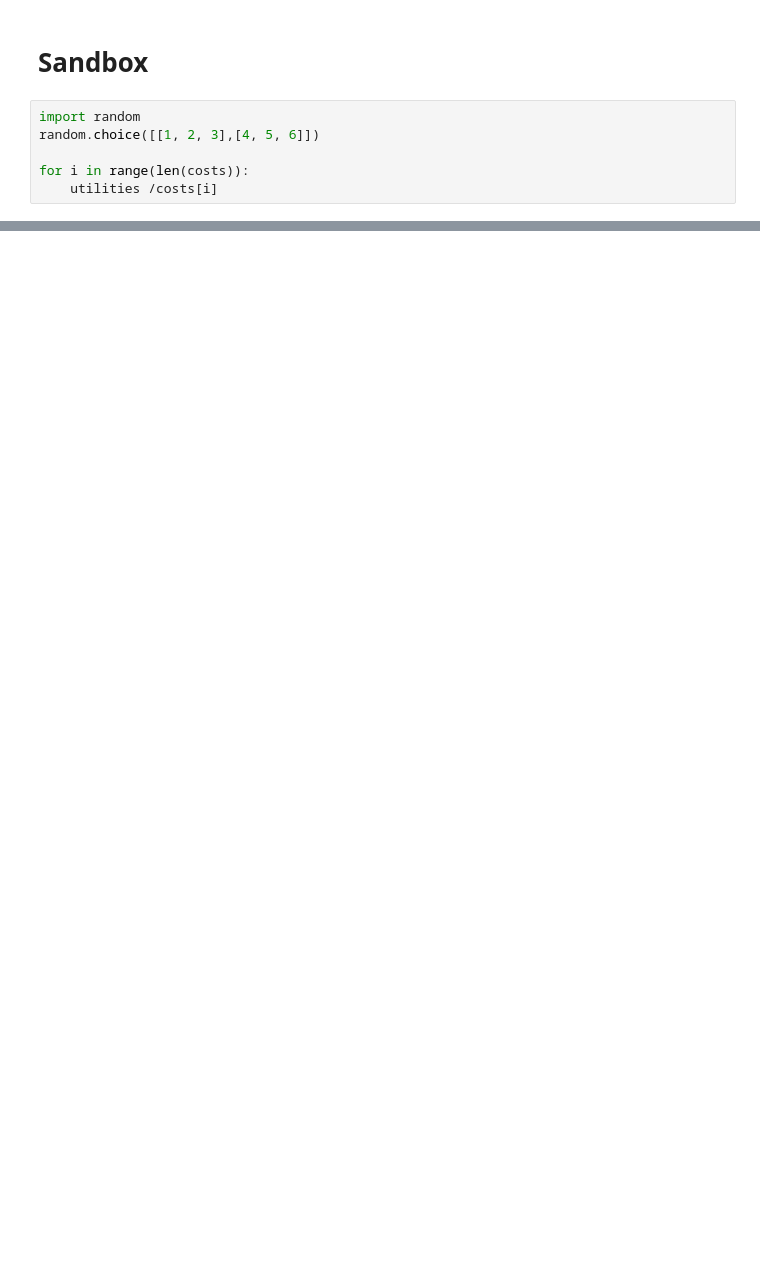
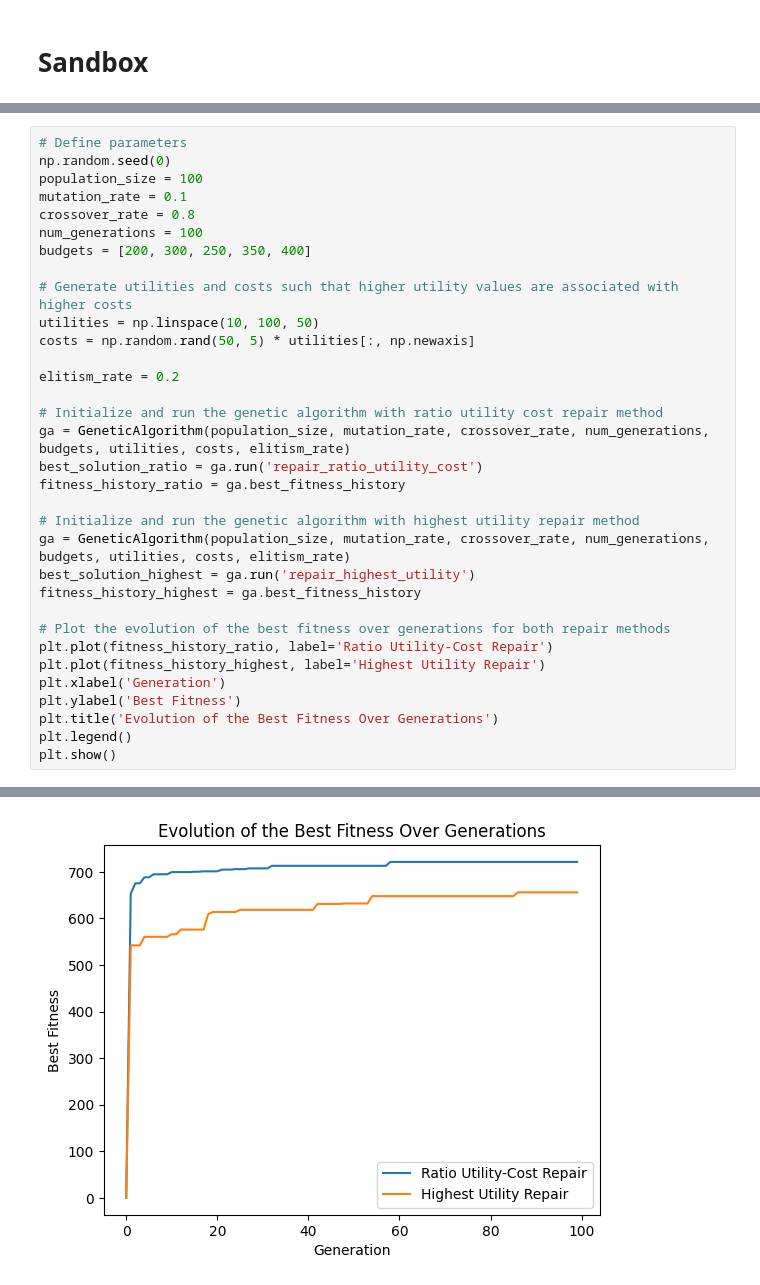
Before and after one commit to Pi-erren/backpack-problem, a Jupyter notebook: experiments.ipynb, the cells around one changed output, grey strips where cells are left out. Saved outputs shown, nothing was run; the diff lists cells and outputs as text; blank space fills up the shorter version.

Commit message:
adding different repair function

```diff
--- a/experiments.ipynb
+++ b/experiments.ipynb
@@ -227,8 +117,2 @@ plt.show()
 # %% [markdown]
 # Sandbox
-# %%
-import random
-random.choice([[1, 2, 3],[4, 5, 6]])
-
-for i in range(len(costs)):
-    utilities /costs[i]
@@ -236,0 +263,34 @@ ValueError: operands could not be broadcast together with shapes (3,) (2,)
+# %%
+# Define parameters
+np.random.seed(0)
+population_size = 100
+mutation_rate = 0.1
+crossover_rate = 0.8
+num_generations = 100
+budgets = [200, 300, 250, 350, 400]
+
+# Generate utilities and costs such that higher utility values are associated with higher costs
+utilities = np.linspace(10, 100, 50)
+costs = np.random.rand(50, 5) * utilities[:, np.newaxis]
+
+elitism_rate = 0.2
+
+# Initialize and run the genetic algorithm with ratio utility cost repair method
+ga = GeneticAlgorithm(population_size, mutation_rate, crossover_rate, num_generations, budgets, utilities, costs, elitism_rate)
+best_solution_ratio = ga.run('repair_ratio_utility_cost')
+fitness_history_ratio = ga.best_fitness_history
+
+# Initialize and run the genetic algorithm with highest utility repair method
+ga = GeneticAlgorithm(population_size, mutation_rate, crossover_rate, num_generations, budgets, utilities, costs, elitism_rate)
+best_solution_highest = ga.run('repair_highest_utility')
+fitness_history_highest = ga.best_fitness_history
+
+# Plot the evolution of the best fitness over generations for both repair methods
+plt.plot(fitness_history_ratio, label='Ratio Utility-Cost Repair')
+plt.plot(fitness_history_highest, label='Highest Utility Repair')
+plt.xlabel('Generation')
+plt.ylabel('Best Fitness')
+plt.title('Evolution of the Best Fitness Over Generations')
+plt.legend()
+plt.show()
+# %% [output]
@@ -236,0 +314 @@ ValueError: operands could not be broadcast together with shapes (3,) (2,)
+[figure, added]
```
Also changed, not shown: parts of 7 cells of this notebook.
